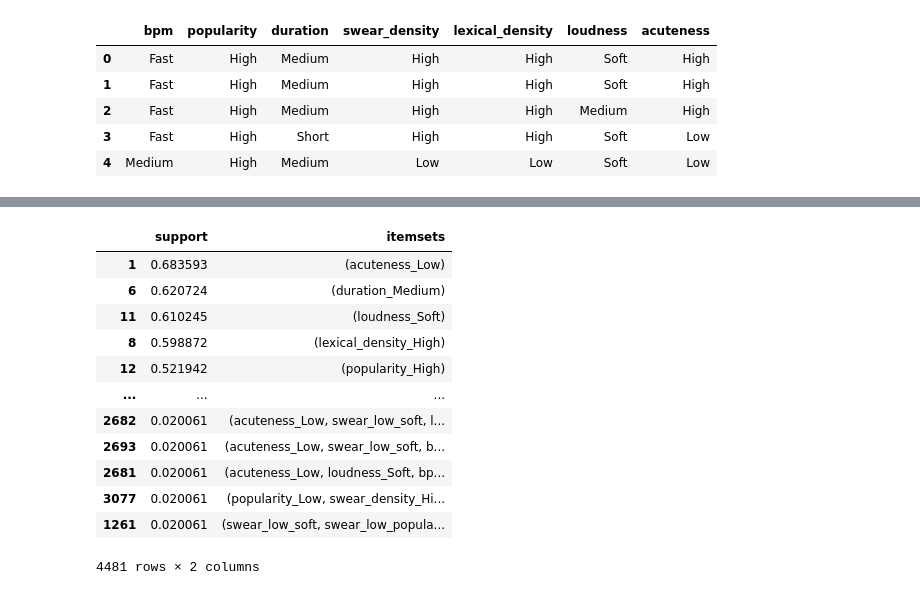
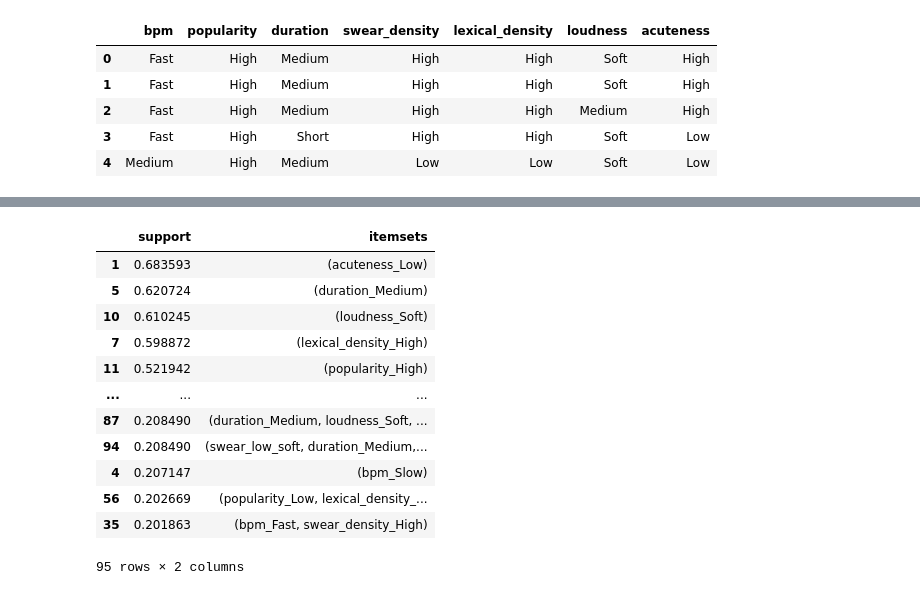
Before and after one commit to Ludovico1104/Progetto-I2ML, a Jupyter notebook: progetto.ipynb, the cells around one changed output, grey strips where cells are left out. Saved outputs shown, nothing was run; the diff lists cells and outputs as text; code cells hidden in the pictures.

```diff
--- a/progetto.ipynb
+++ b/progetto.ipynb
@@ -549,20 +558,20 @@ df.head()
 # %%
-frequent_itemsets = apriori(df, min_support=2e-2, use_colnames=True)
+frequent_itemsets = apriori(df, min_support=2e-1, use_colnames=True)
 frequent_itemsets.sort_values("support", ascending=False)
 # %% [output]
 |  | support | itemsets |
 | 1 | 0.683593 | (acuteness_Low) |
-| 6 | 0.620724 | (duration_Medium) |
-| 11 | 0.610245 | (loudness_Soft) |
-| 8 | 0.598872 | (lexical_density_High) |
-| 12 | 0.521942 | (popularity_High) |
+| 5 | 0.620724 | (duration_Medium) |
+| 10 | 0.610245 | (loudness_Soft) |
+| 7 | 0.598872 | (lexical_density_High) |
+| 11 | 0.521942 | (popularity_High) |
 | ... | ... | ... |
-| 2682 | 0.020061 | (acuteness_Low, swear_low_soft, l... |
-| 2693 | 0.020061 | (acuteness_Low, swear_low_soft, b... |
-| 2681 | 0.020061 | (acuteness_Low, loudness_Soft, bp... |
-| 3077 | 0.020061 | (popularity_Low, swear_density_Hi... |
-| 1261 | 0.020061 | (swear_low_soft, swear_low_popula... |
+| 87 | 0.208490 | (duration_Medium, loudness_Soft, ... |
+| 94 | 0.208490 | (swear_low_soft, duration_Medium,... |
+| 4 | 0.207147 | (bpm_Slow) |
+| 56 | 0.202669 | (popularity_Low, lexical_density_... |
+| 35 | 0.201863 | (bpm_Fast, swear_density_High) |
-4481 rows × 2 columns
+95 rows × 2 columns
 # %%
 rules_conf = association_rules(
     frequent_itemsets,
```
Also changed, not shown: parts of 8 cells of this notebook.
